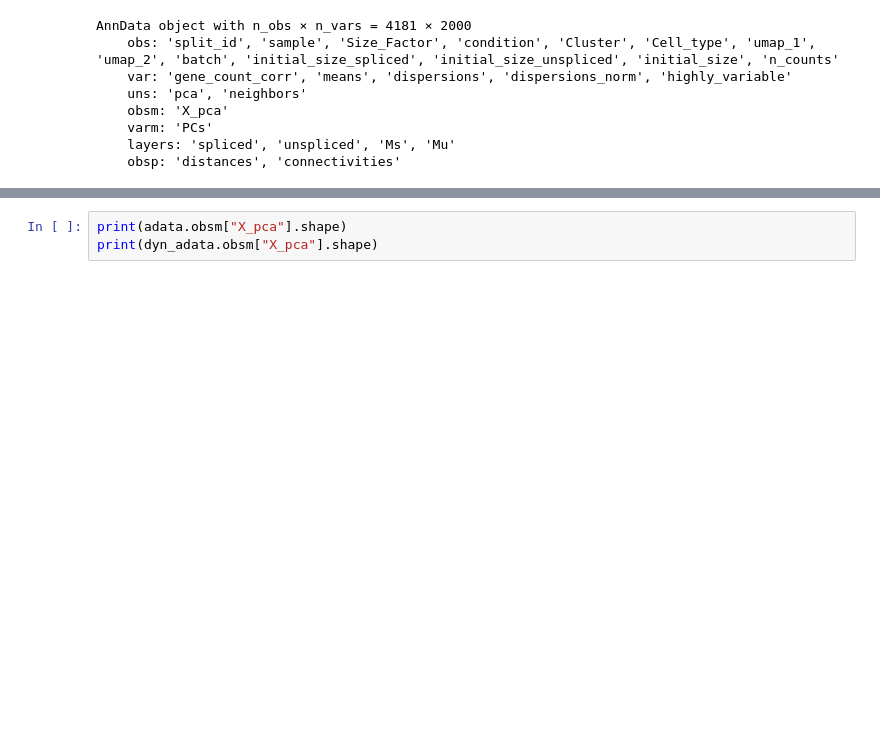
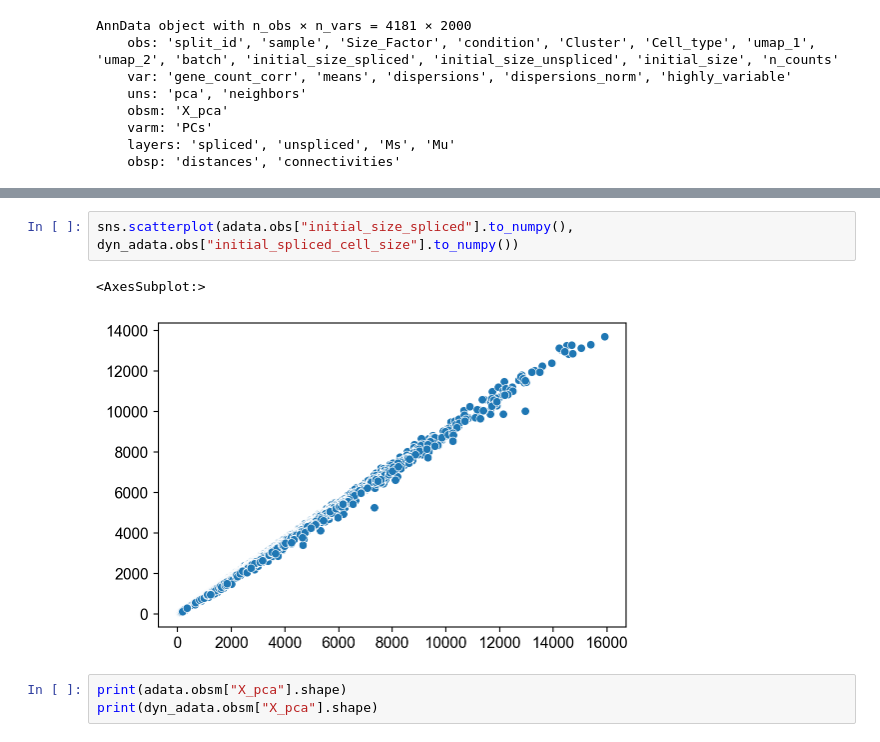
Before and after one commit to aristoteleo/dynamo-notebooks, a Jupyter notebook: normalization/scvelo-zebrafish-benchmark.ipynb, the cells around one changed output, grey strips where cells are left out. Drawn from its saved outputs; the diff is of its cells as text; blank space fills up the shorter version.

```diff
--- a/normalization/scvelo-zebrafish-benchmark.ipynb
+++ b/normalization/scvelo-zebrafish-benchmark.ipynb
@@ -122,3 +225,8 @@ AnnData object with n_obs × n_vars = 4181 × 2000
+# %%
+sns.scatterplot(adata.obs["initial_size_spliced"].to_numpy(), dyn_adata.obs["initial_spliced_cell_size"].to_numpy())
+# %% [output]
+<AxesSubplot:>
+[figure, added]
 # %%
 print(adata.obsm["X_pca"].shape)
 print(dyn_adata.obsm["X_pca"].shape)
```
Also changed, not shown: parts of 14 cells of this notebook.
